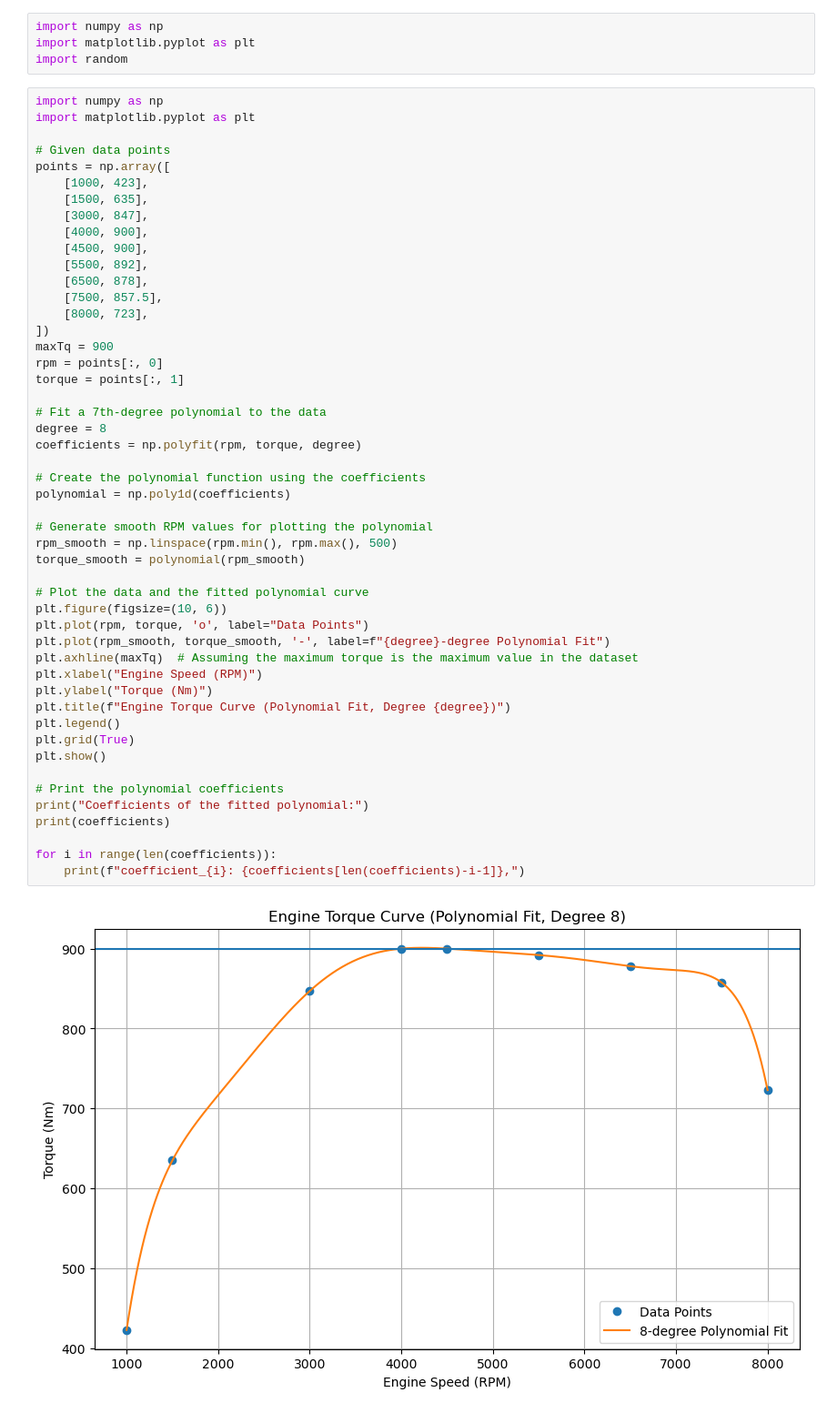
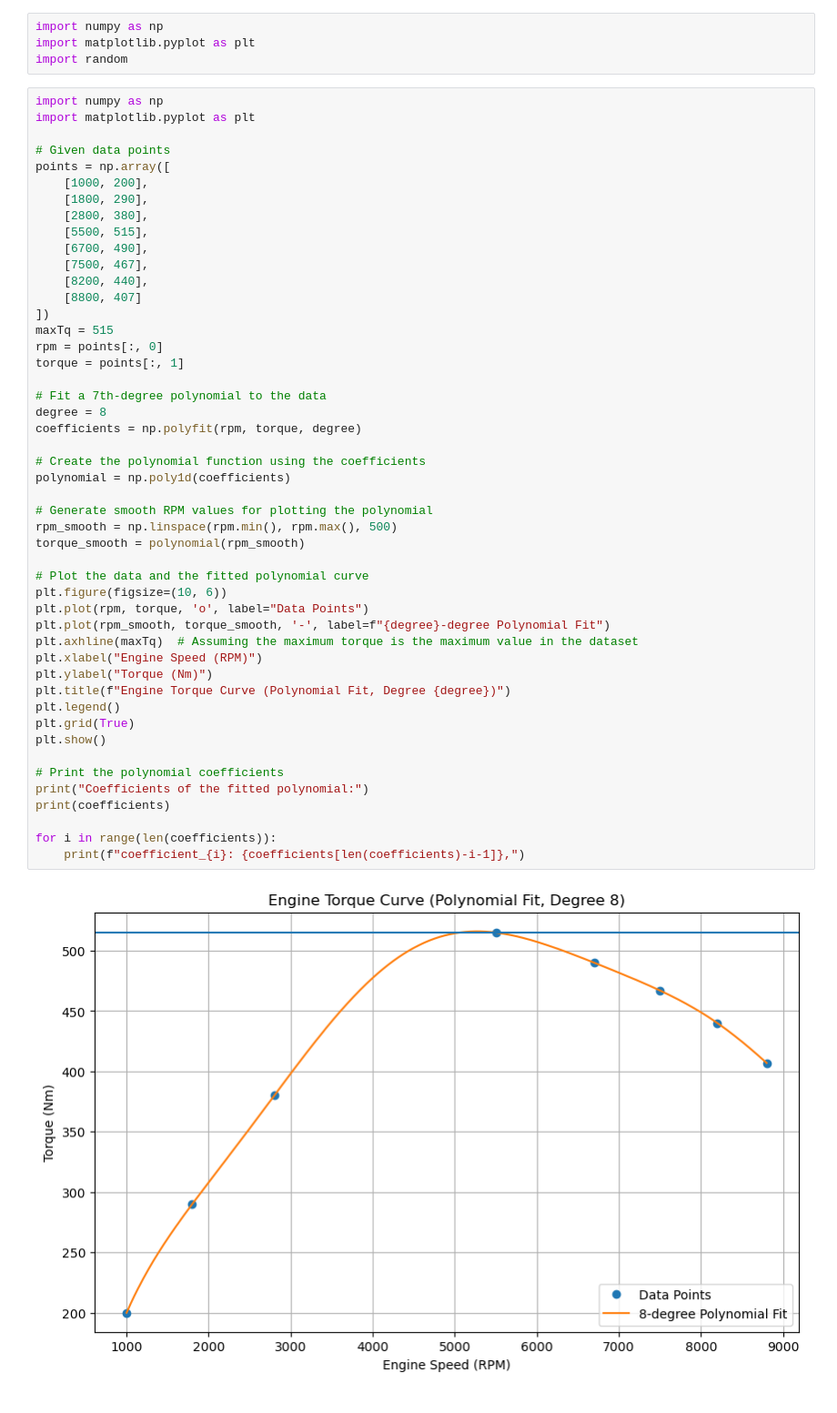
Before and after one commit to vougioukakis/car-acceleration-app, a Jupyter notebook: torque_curve_generator.ipynb, the cells around one changed output. Shown: that part at 91% size. Drawn from its saved outputs; the diff is of its cells as text.

```diff
--- a/torque_curve_generator.ipynb
+++ b/torque_curve_generator.ipynb
@@ -8,49 +8,48 @@ import matplotlib.pyplot as plt
 
 # Given data points
 points = np.array([
-    [1000, 423],
-    [1500, 635],
-    [3000, 847],
-    [4000, 900],
-    [4500, 900],
-    [5500, 892],
-    [6500, 878],
-    [7500, 857.5],
-    [8000, 723],
+    [1000, 200],
+    [1800, 290],
+    [2800, 380],
+    [5500, 515],
+    [6700, 490],
+    [7500, 467],
+    [8200, 440],
+    [8800, 407]
 ])
-maxTq = 900
+maxTq = 515
 rpm = points[:, 0]
 torque = points[:, 1]
 
 # Fit a 7th-degree polynomial to the data
 degree = 8
 coefficients = np.polyfit(rpm, torque, degree)
 
 # Create the polynomial function using the coefficients
 polynomial = np.poly1d(coefficients)
 
 # Generate smooth RPM values for plotting the polynomial
 rpm_smooth = np.linspace(rpm.min(), rpm.max(), 500)
 torque_smooth = polynomial(rpm_smooth)
 
 # Plot the data and the fitted polynomial curve
 plt.figure(figsize=(10, 6))
 plt.plot(rpm, torque, 'o', label="Data Points")
 plt.plot(rpm_smooth, torque_smooth, '-', label=f"{degree}-degree Polynomial Fit")
 plt.axhline(maxTq)  # Assuming the maximum torque is the maximum value in the dataset
 plt.xlabel("Engine Speed (RPM)")
 plt.ylabel("Torque (Nm)")
 plt.title(f"Engine Torque Curve (Polynomial Fit, Degree {degree})")
 plt.legend()
 plt.grid(True)
 plt.show()
 
 # Print the polynomial coefficients
 print("Coefficients of the fitted polynomial:")
 print(coefficients)
 
 for i in range(len(coefficients)):
     print(f"coefficient_{i}: {coefficients[len(coefficients)-i-1]},")
 # %% [output]
-[figure, old version]
+[figure, new version]
 Coefficients of the fitted polynomial:
```
Also changed, not shown: parts of 1 cell of this notebook, 12 other files.
